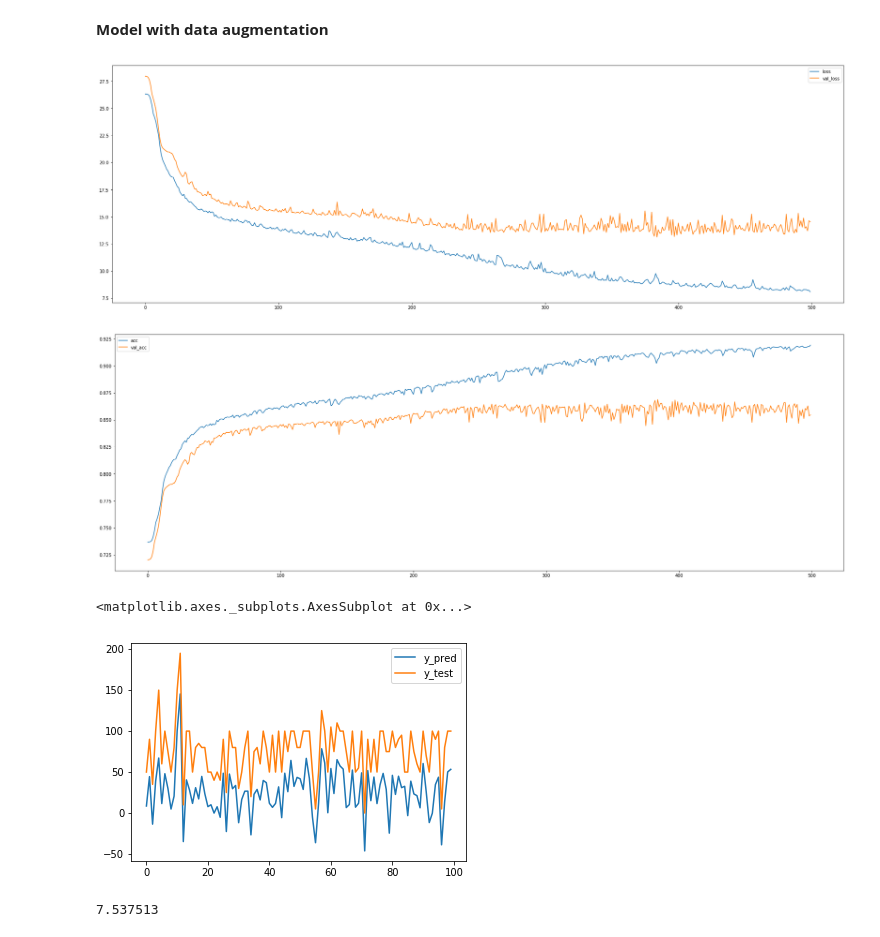
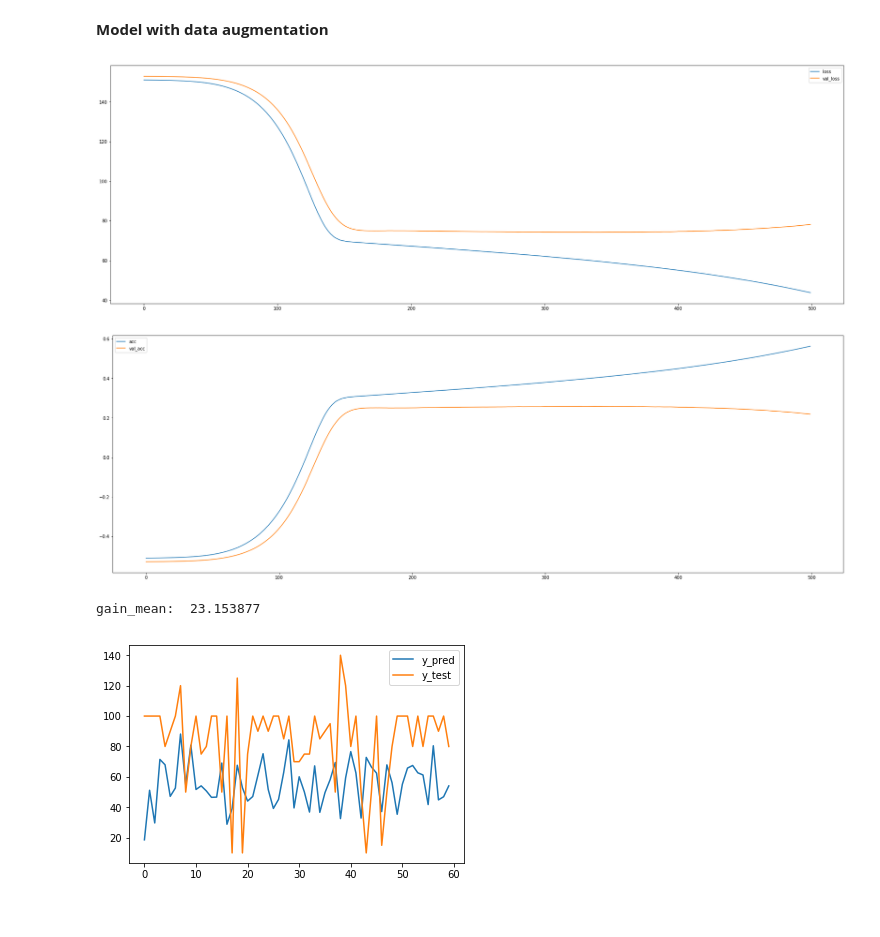
Before and after one commit to afranck64/ultimatum, a Jupyter notebook: notebooks/Model.ipynb, the cells around one changed output. Saved outputs shown, nothing was run; the diff lists cells and outputs as text; code cells hidden in the pictures.

```diff
--- a/notebooks/Model.ipynb
+++ b/notebooks/Model.ipynb
@@ -10,6 +10,8 @@ import seaborn as sb
 
 #fix rnd seed
 np.random.seed(7)
+
+MAX_GAIN = 200
 
 # Read and sanitize the data
 df = pd.read_excel("../data/UG_HH_NEW_continuous_no200.xls")
@@ -300,9 +367,11 @@ stl = sm.score(xTest, yTest, verbose=0)
 #sci-kit like training
 model = keras_model(loss=loss2_tf, metrics=[gain_tf])
 da = DACombine()
-xTrain_a, yTrain_a = xTrain, yTrain
-xTrain_a, yTrain_a = da.fit_predict(xTrain, yTrain, size=1024, distance=10)
-history = model.fit(xTrain_a.astype('float'), yTrain_a.astype('float'), validation_split=1/4, epochs=500, batch_size=60, verbose=0)
+split = int(xTrain.shape[1] * 0.25)
+xTrain_a, yTrain_a = xTrain[:split], yTrain[:split]
+xVal, yVal = xTrain[split:], yTrain[split:]
+xTrain_a, yTrain_a = da.fit_predict(xTrain_a, yTrain_a, size=xTrain_a.shape[1]*16, distance=10, retarget=True, distribution=True, combine=True)
+history = model.fit(xTrain_a.astype('float'), yTrain_a.astype('float'), validation_data=(xVal, yVal), epochs=500, batch_size=64, verbose=0)
 loss_hist = pd.DataFrame(data={'loss': history.history['loss'], 'val_loss': history.history['val_loss']})
 loss_hist.plot(figsize=(30,10))
 
@@ -312,17 +381,18 @@ acc_hist.plot(figsize=(30, 10))
 yPred = model.predict(xTest, batch_size=128)
 
 out_data = pd.DataFrame(data={'y_test': np.ravel(yTest), 'y_pred': np.ravel(yPred)})
-stl = sm.score(xTest, yTest, verbose=0)
+#stl = model.score(xTest, yTest, verbose=0)
 # %% [output]
-[figure, old version]
+[figure, new version]
-[figure, old version]
+[figure, new version]
 # %%
-from sklearn.metrics import mean_squared_error as mse
-yPred = model.predict(xTrain_a)
+yPred = model.predict(xTest)
 
-out_data = pd.DataFrame(data={'y_test': np.ravel(yTrain_a), 'y_pred': np.ravel(yPred)})
-out_data = out_data.head(100)
+out_data = pd.DataFrame(data={'y_test': np.ravel(yTest), 'y_pred': np.ravel(yPred)})
 out_data.plot()
+
+yPred = model.predict(xTest)
+print("gain_mean: ", gain_mean2(yTest.ravel(), yPred.ravel()))
 # %% [output]
-<matplotlib.axes._subplots.AxesSubplot at 0x...>
+gain_mean:  23.153877
-[figure, old version]
+[figure, new version]
@@ -344,4 +398,0 @@ yPred = model.predict(xTest)
-# %%
-gain_mean2(yTest.ravel(), yPred.ravel())
-# %% [output]
-7.537513
```
Also changed, not shown: parts of 12 cells of this notebook, 7 other files.
